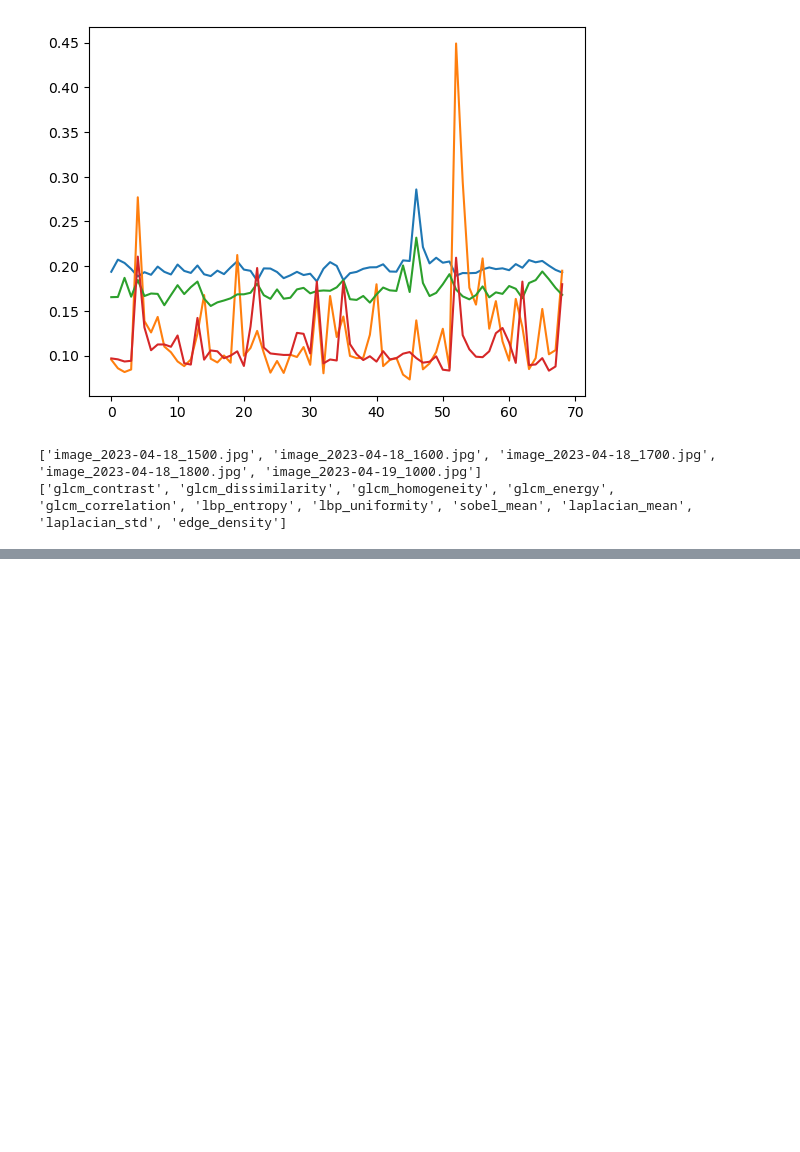
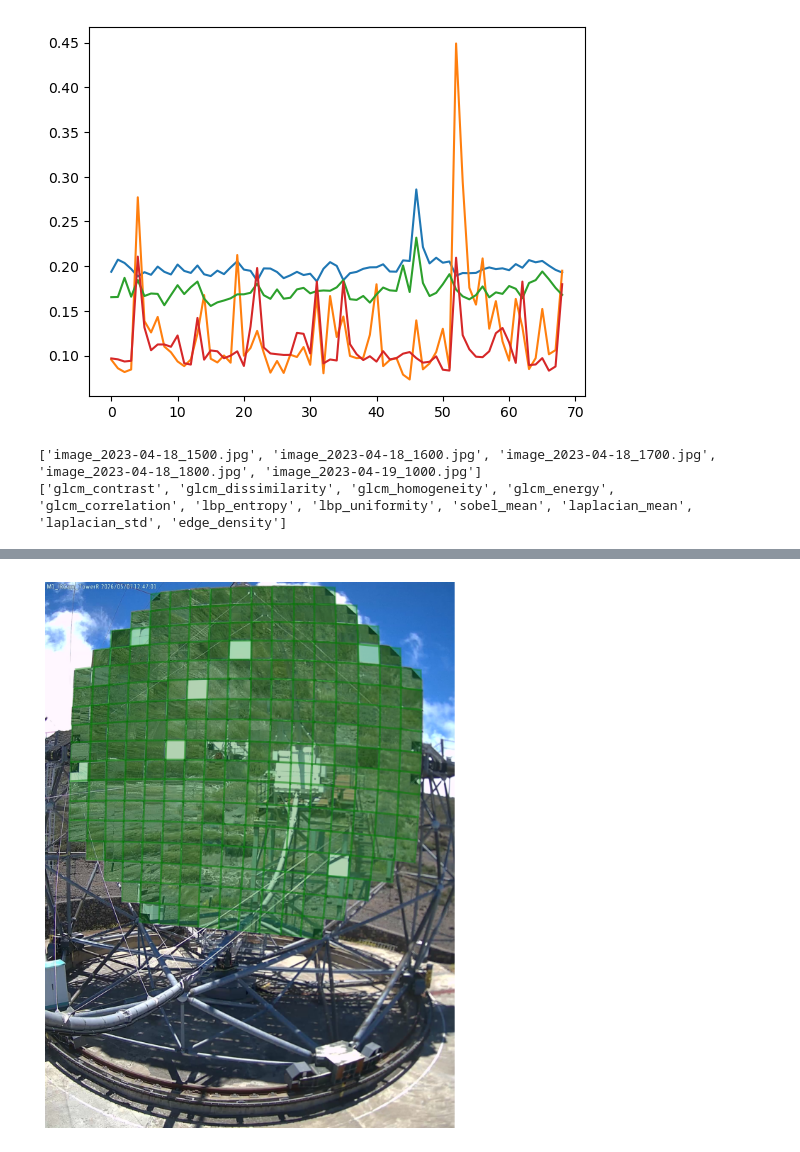
Before and after one commit to pawel21/Computer_vision_for_MAGIC, a Jupyter notebook: notebooks/baseline/plots_for_pressentation.ipynb, the cells around one changed output, grey strips where cells are left out. Drawn from its saved outputs; the diff is of its cells as text; code cells hidden in the pictures; blank space fills up the shorter version.

```diff
--- a/notebooks/baseline/plots_for_pressentation.ipynb
+++ b/notebooks/baseline/plots_for_pressentation.ipynb
@@ -77,0 +106,12 @@ print(names)
+# %%
+p_list = []
+for m_id in range(249):
+    p_list.append(mirror_extractor_ircam.get_point_coords(m_id))
+# %%
+fig, ax = plt.subplots(1, 1, figsize=(12, 8))
+mark_mirrors_on_img(img_path_2, p_list, "green", ax)
+ax.set_axis_off()
+plt.tight_layout()
+plt.savefig("hand_segmentation_ircam.png")
+# %% [output]
+[figure, added]
```
Also changed, not shown: parts of 7 cells of this notebook, 3 other files.
